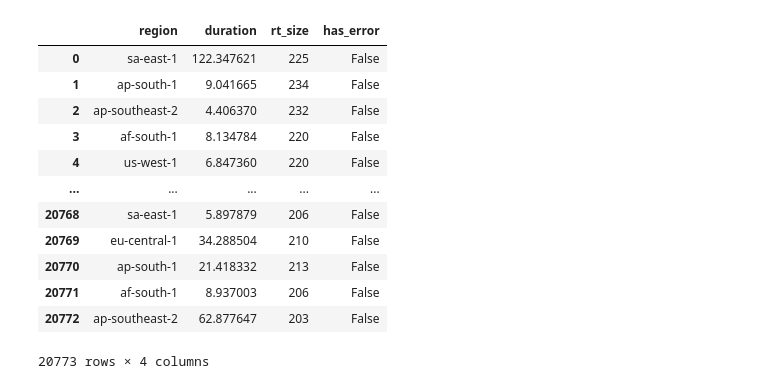
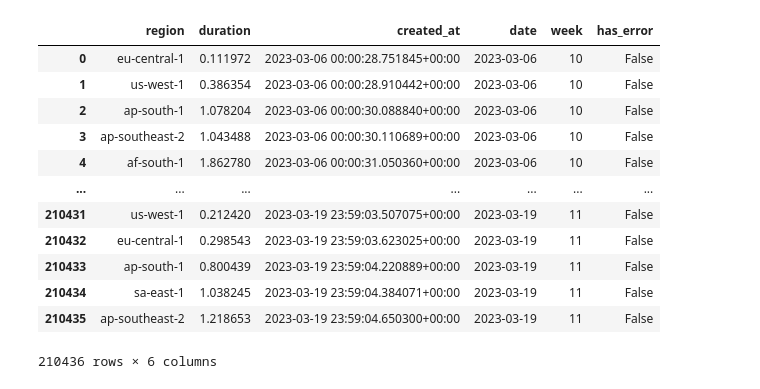
Before and after one commit to probe-lab/parsec, a Jupyter notebook: analysis/analysis.ipynb, the cells around one changed output. Cells and saved outputs as stored; diff of their text form; code cells hidden in the pictures.

```diff
--- a/analysis/analysis.ipynb
+++ b/analysis/analysis.ipynb
@@ -231,29 +302,31 @@ fig.tight_layout()
 # %%
 query = f"""
 SELECT
     n.region,
     r.duration,
-    r.rt_size,
+    r.created_at,
+    DATE(r.created_at)::TEXT date,
+    DATE_PART('week', r.created_at)::INT week,
     r.error IS NOT NULL has_error
-FROM provides r
+FROM retrievals r
     INNER JOIN nodes n ON r.node_id = n.id
-WHERE r.created_at >= '{date_min}'
+WHERE r.created_at >= '2023-03-06'
   AND r.created_at < '{date_max}'
 ORDER BY r.created_at
 """
-rt = pd.read_sql_query(query, con=conn)
-rt
+retrievals = pd.read_sql_query(query, con=conn)
+retrievals
 # %% [output]
-|  | region | duration | rt_size | has_error |
-| 0 | sa-east-1 | 122.347621 | 225 | False |
-| 1 | ap-south-1 | 9.041665 | 234 | False |
-| 2 | ap-southeast-2 | 4.406370 | 232 | False |
-| 3 | af-south-1 | 8.134784 | 220 | False |
-| 4 | us-west-1 | 6.847360 | 220 | False |
-| ... | ... | ... | ... | ... |
-| 20768 | sa-east-1 | 5.897879 | 206 | False |
-| 20769 | eu-central-1 | 34.288504 | 210 | False |
-| 20770 | ap-south-1 | 21.418332 | 213 | False |
-| 20771 | af-south-1 | 8.937003 | 206 | False |
-| 20772 | ap-southeast-2 | 62.877647 | 203 | False |
+|  | region | duration | created_at | date | week | has_error |
+| 0 | eu-central-1 | 0.111972 | 2023-03-06 00:00:28.751845+00:00 | 2023-03-06 | 10 | False |
+| 1 | us-west-1 | 0.386354 | 2023-03-06 00:00:28.910442+00:00 | 2023-03-06 | 10 | False |
+| 2 | ap-south-1 | 1.078204 | 2023-03-06 00:00:30.088840+00:00 | 2023-03-06 | 10 | False |
+| 3 | ap-southeast-2 | 1.043488 | 2023-03-06 00:00:30.110689+00:00 | 2023-03-06 | 10 | False |
+| 4 | af-south-1 | 1.862780 | 2023-03-06 00:00:31.050360+00:00 | 2023-03-06 | 10 | False |
+| ... | ... | ... | ... | ... | ... | ... |
+| 210431 | us-west-1 | 0.212420 | 2023-03-19 23:59:03.507075+00:00 | 2023-03-19 | 11 | False |
+| 210432 | eu-central-1 | 0.298543 | 2023-03-19 23:59:03.623025+00:00 | 2023-03-19 | 11 | False |
+| 210433 | ap-south-1 | 0.800439 | 2023-03-19 23:59:04.220889+00:00 | 2023-03-19 | 11 | False |
+| 210434 | sa-east-1 | 1.038245 | 2023-03-19 23:59:04.384071+00:00 | 2023-03-19 | 11 | False |
+| 210435 | ap-southeast-2 | 1.218653 | 2023-03-19 23:59:04.650300+00:00 | 2023-03-19 | 11 | False |
-20773 rows × 4 columns
+210436 rows × 6 columns
```
Also changed, not shown: parts of 19 cells of this notebook, 1 other file.
